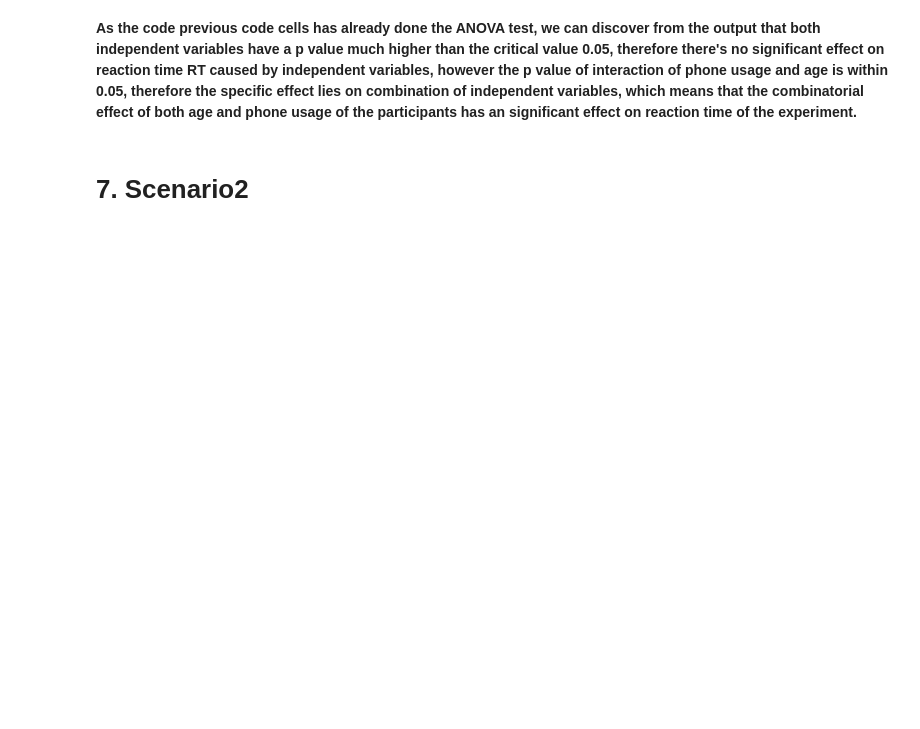
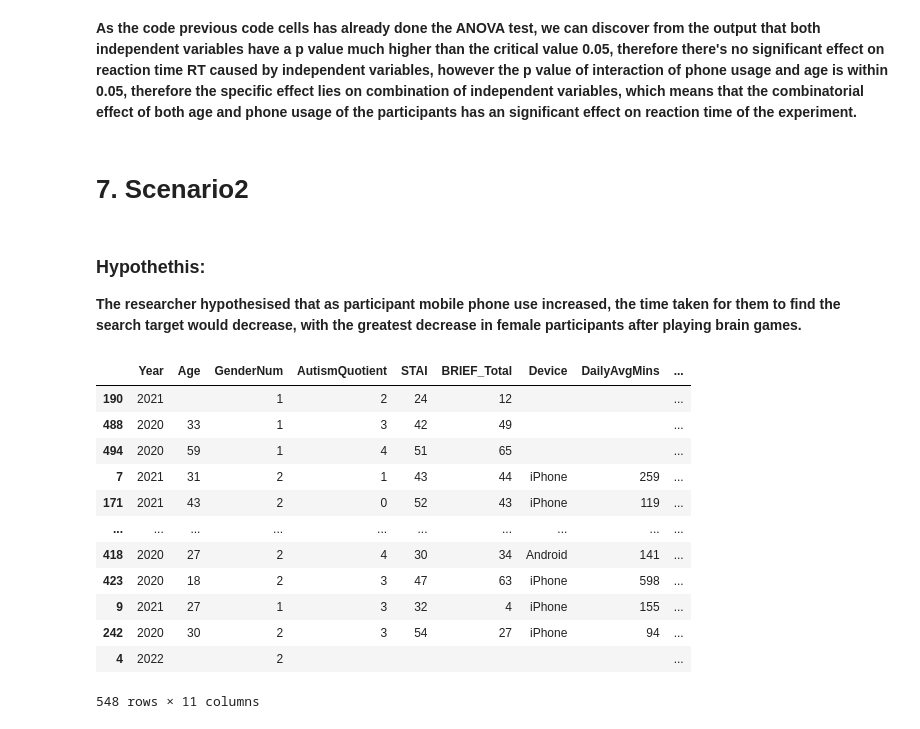
Before and after one commit to ChloeH719/Mathematics-and-Statistics, a Jupyter notebook: inclass_assignment1.ipynb, the cells around one changed output. Cells and saved outputs as stored; diff of their text form; code cells hidden in the pictures; blank space fills up the shorter version.

```diff
--- a/inclass_assignment1.ipynb
+++ b/inclass_assignment1.ipynb
@@ -594,3 +596,40 @@ Levene's Test for Homogeneity of Variances p-value: 1.8881695590817728e-06
 **As the code previous code cells has already done the ANOVA test, we can discover from the output that both independent variables have a p value much higher than the critical value 0.05, therefore there's no significant effect on reaction time RT caused by independent variables, however the p value of interaction of phone usage and age is within 0.05, therefore the specific effect lies on combination of independent variables, which means that the combinatorial effect of both age and phone usage of the participants has an significant effect on reaction time of the experiment.**
 # %% [markdown]
 # **7. Scenario2**
+# %% [markdown]
+### **Hypothethis:**
+**The researcher hypothesised that as participant mobile phone use increased, the time taken for them to find the search target would decrease, with the greatest decrease in female participants after playing brain games.**
+# %%
+# import neccessary libraries again
+import pandas as pd
+import numpy as np
+from scipy import stats
+import seaborn as sns
+import matplotlib.pyplot as plt
+import statsmodels.api as sm
+from statsmodels.formula.api import ols
+
+# Load the dataset again
+data = pd.read_csv('MASTER_PhonesmartdataAll_CCI_AdvStats.csv')
+# Sort the dataset by 'VS_RT_correct_Single' in descending order
+data_sorted = data.sort_values(by='VS_RT_correct_Single', ascending=False)
+# rename 'VS_RT_correct_Conjunction' to 'VS_RT_Before'
+data_sorted.rename(columns={'VS_RT_correct_Conjunction': 'VS_RT_Before'}, inplace=True)
+# rename 'VS_RT_correct_Single' to 'VS_RT_After'
+data_sorted.rename(columns={'VS_RT_correct_Single': 'VS_RT_After'}, inplace=True)
+
+data_sorted
+# %% [output]
+|  | Year | Age | GenderNum | AutismQuotient | STAI | BRIEF_Total | Device | DailyAvgMins | ... |
+| 190 | 2021 |  | 1 | 2 | 24 | 12 |  |  | ... |
+| 488 | 2020 | 33 | 1 | 3 | 42 | 49 |  |  | ... |
+| 494 | 2020 | 59 | 1 | 4 | 51 | 65 |  |  | ... |
+| 7 | 2021 | 31 | 2 | 1 | 43 | 44 | iPhone | 259 | ... |
+| 171 | 2021 | 43 | 2 | 0 | 52 | 43 | iPhone | 119 | ... |
+| ... | ... | ... | ... | ... | ... | ... | ... | ... | ... |
+| 418 | 2020 | 27 | 2 | 4 | 30 | 34 | Android | 141 | ... |
+| 423 | 2020 | 18 | 2 | 3 | 47 | 63 | iPhone | 598 | ... |
+| 9 | 2021 | 27 | 1 | 3 | 32 | 4 | iPhone | 155 | ... |
+| 242 | 2020 | 30 | 2 | 3 | 54 | 27 | iPhone | 94 | ... |
+| 4 | 2022 |  | 2 |  |  |  |  |  | ... |
+548 rows × 11 columns
```
Also changed, not shown: parts of 10 cells of this notebook.
